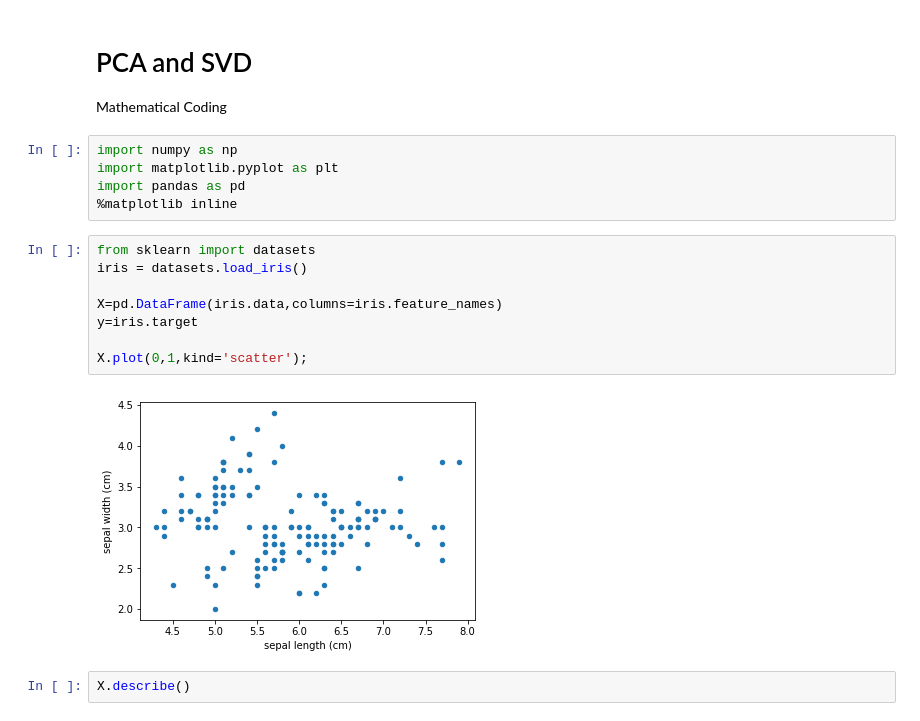
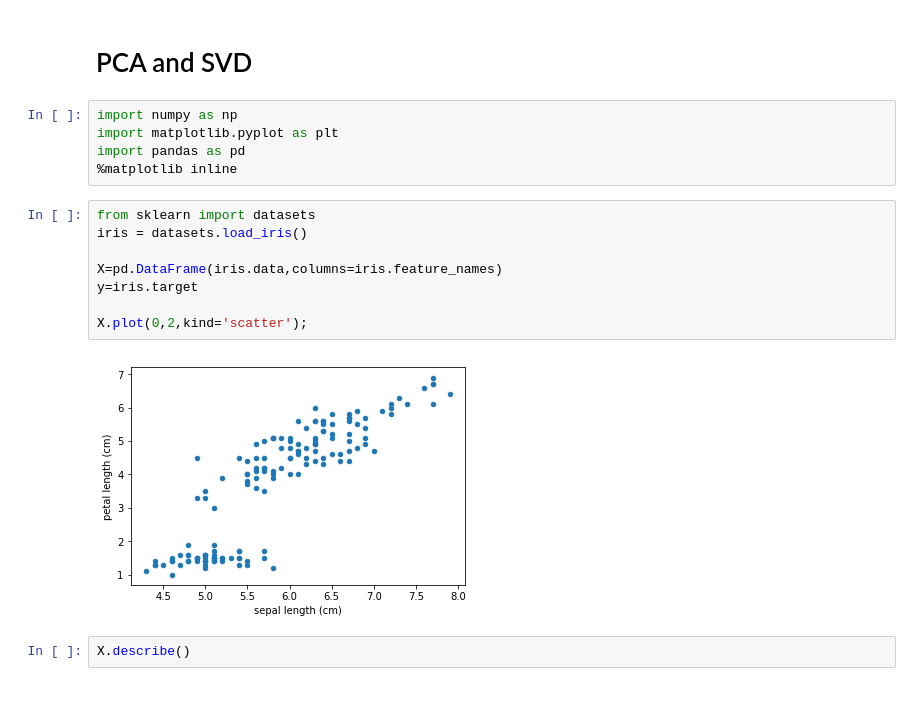
Before and after one commit to cliuless/ds_again, a Jupyter notebook: class_lectures/week07-fletcher1/02-dim_reduct_pca/pca_SVD.ipynb, the cells around one changed output. Saved outputs shown, nothing was run; the diff lists cells and outputs as text.

```diff
--- a/class_lectures/week07-fletcher1/02-dim_reduct_pca/pca_SVD.ipynb
+++ b/class_lectures/week07-fletcher1/02-dim_reduct_pca/pca_SVD.ipynb
@@ -1,7 +1,5 @@
 # %% [markdown]
 # PCA and SVD
-
-Mathematical Coding
 # %%
 import numpy as np
 import matplotlib.pyplot as plt
@@ -10,13 +8,13 @@ import pandas as pd
 # %%
 from sklearn import datasets
 iris = datasets.load_iris()
 
 X=pd.DataFrame(iris.data,columns=iris.feature_names)
 y=iris.target
 
-X.plot(0,1,kind='scatter');
+X.plot(0,2,kind='scatter');
 # %% [output]
-[figure, old version]
+[figure, new version]
 # %%
 X.describe()
 # %% [output]
```
Also changed, not shown: parts of 9 cells of this notebook.
